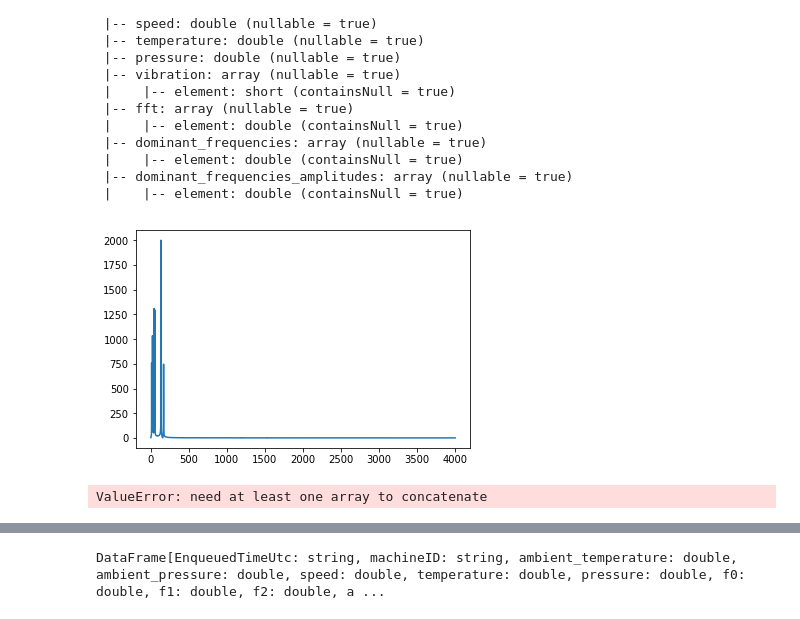
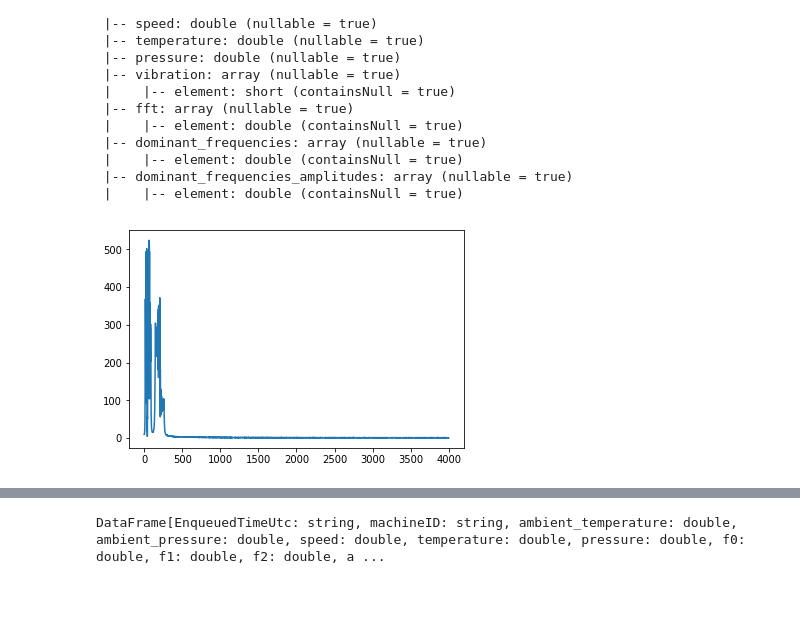
Before and after one commit to Azure/AI-PredictiveMaintenance, a Jupyter notebook: src/AML/Notebooks/FeatureEngineering.ipynb, the cells around one changed output, grey strips where cells are left out. Drawn from its saved outputs; the diff is of its cells as text; code cells hidden in the pictures.

```diff
--- a/src/AML/Notebooks/FeatureEngineering.ipynb
+++ b/src/AML/Notebooks/FeatureEngineering.ipynb
@@ -21,23 +21,31 @@ from azureml.api.schema.sampleDefinition import SampleDefinition
 from azureml.api.realtime.services import generate_schema
 # %%
 STORAGE_ACCOUNT_SUFFIX = 'core.windows.net'
-STORAGE_ACCOUNT_NAME = os.environ['STORAGE_ACCOUNT_NAME']
-TELEMETRY_CONTAINER_NAME = 'telemetry'
 
-wasbUrlInput = "wasb://{0}@{1}.blob.{2}/*/*/*/*/*/*/*".format(
+TELEMETRY_STORAGE_ACCOUNT_NAME = os.getenv('TELEMETRY_STORAGE_ACCOUNT_NAME')
+TELEMETRY_STORAGE_ACCOUNT_KEY = os.getenv('TELEMETRY_STORAGE_ACCOUNT_KEY')
+TELEMETRY_CONTAINER_NAME = os.getenv('TELEMETRY_CONTAINER_NAME')
+STAGING_STORAGE_ACCOUNT_NAME = os.getenv('STAGING_STORAGE_ACCOUNT_NAME')
+STAGING_STORAGE_ACCOUNT_KEY = os.getenv('STAGING_STORAGE_ACCOUNT_KEY')
+AZUREML_NATIVE_SHARE_DIRECTORY = os.getenv('AZUREML_NATIVE_SHARE_DIRECTORY')
+
+wasbTelemetryUrl = "wasb://{0}@{1}.blob.{2}/*/*/*/*/*/*/*".format(
             TELEMETRY_CONTAINER_NAME,
-            STORAGE_ACCOUNT_NAME,
+            TELEMETRY_STORAGE_ACCOUNT_NAME,
             STORAGE_ACCOUNT_SUFFIX)
 
 sc = SparkSession.builder.getOrCreate()
-
 hc = sc._jsc.hadoopConfiguration()
 hc.set("avro.mapred.ignore.inputs.without.extension", "false")
-# hc.set("fs.azure.account.key.{}.blob.core.windows.net".format(STORAGE_ACCOUNT_NAME), STORAGE_ACCOUNT_KEY)
+
+if TELEMETRY_STORAGE_ACCOUNT_KEY:
+    hc.set("fs.azure.account.key.{}.blob.core.windows.net".format(TELEMETRY_STORAGE_ACCOUNT_NAME), TELEMETRY_STORAGE_ACCOUNT_KEY)
+
+hc.set("fs.azure.account.key.{}.blob.core.windows.net".format(STAGING_STORAGE_ACCOUNT_NAME), STAGING_STORAGE_ACCOUNT_KEY)
 
 sql = SQLContext.getOrCreate(sc)
 
-df = sql.read.format("com.databricks.spark.avro").load(wasbUrlInput)
+df = sql.read.format("com.databricks.spark.avro").load(wasbTelemetryUrl)
 
 df.printSchema()
 # %% [output]
@@ -91,7 +99,8 @@ dfa = (df
 
 dfa = (dfa
        .withColumn("dominant_frequencies", extract_dominant_frequencies(0)(dfa.fft))
-       .withColumn("dominant_frequencies_amplitudes", extract_dominant_frequencies(1)(dfa.fft)))
+       .withColumn("dominant_frequencies_amplitudes", extract_dominant_frequencies(1)(dfa.fft))
+       .where(dfa.speed > 0))
 # %%
 #df.unpersist()
 dfa.printSchema()
@@ -124,15 +133,15 @@ root
  |    |-- element: double (containsNull = true)
 # %%
 #dfa.limit(5).toPandas()
-plt.plot(dfa.first().fft)
+#print(dfa.first().speed)
+fft = np.array(dfa.where(dfa.speed > 1000).first().fft)
+plt.plot(fft)
 plt.show()
 # %% [output]
-[figure, old version]
+[figure, new version]
 # %%
-k = dfa.where(dfa.machineID == 'pm1-353').orderBy('EnqueuedTimeUtc').take(100)
+k = dfa.where(dfa.machineID == 'MACHINE-000').orderBy('EnqueuedTimeUtc').take(20)
 k = np.concatenate(np.array([x.vibration for x in k]))
-# %% [output]
-ValueError: need at least one array to concatenate
 # %%
 freqs, times, Sx = signal.spectrogram(k, fs=8000, window='hanning',
                                       nperseg=4096, noverlap=4096 - 100,
```
Also changed, not shown: parts of 6 cells of this notebook, 14 other files.
